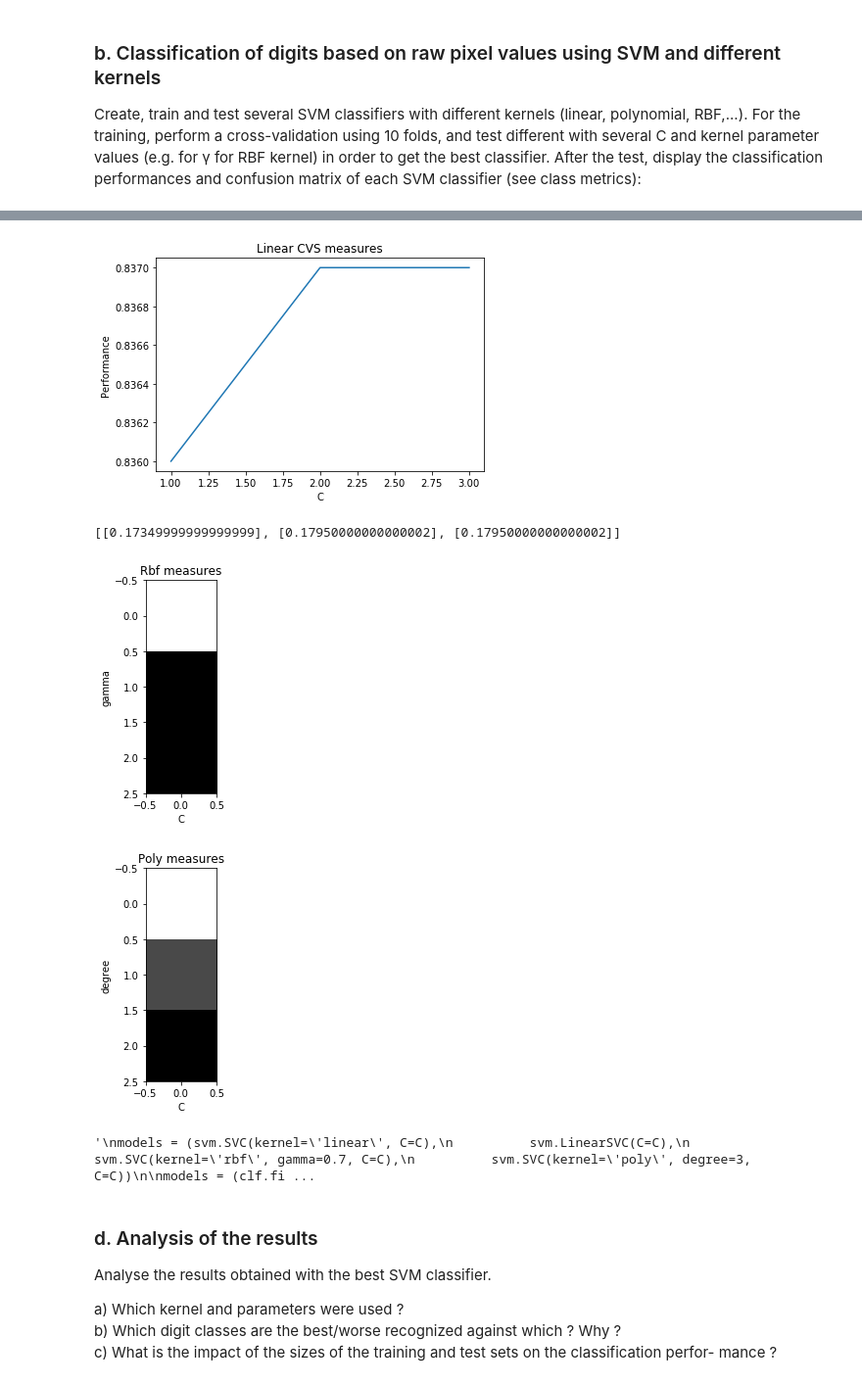
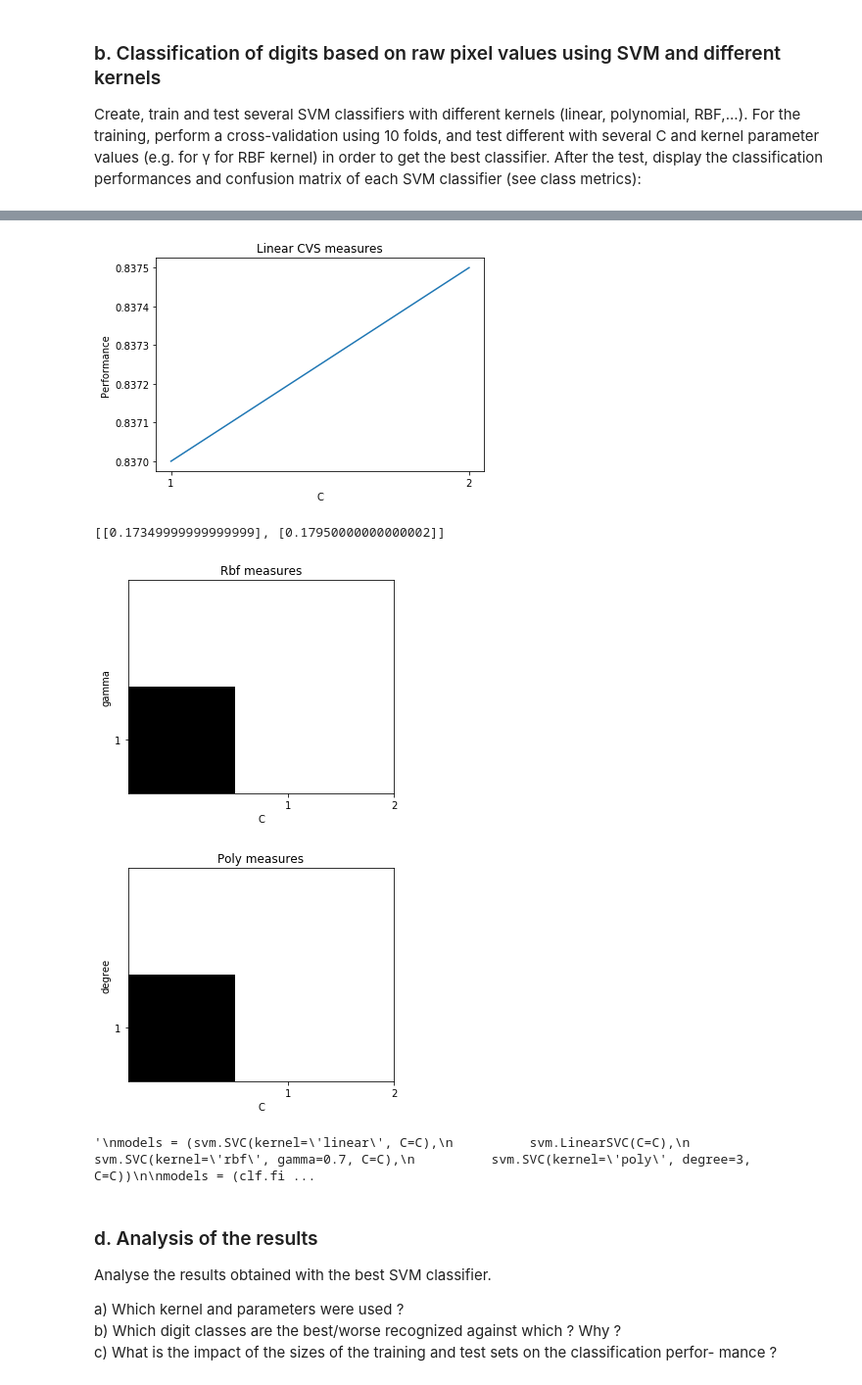
Before and after one commit to nkcr/MSE---T-MachLe, a Jupyter notebook: 06/ML-PW-06 Magnin-Kocher.ipynb, the cells around one changed output, grey strips where cells are left out. Shown at 98% size. Drawn from its saved outputs; the diff is of its cells as text; code cells hidden in the pictures.

```diff
--- a/06/ML-PW-06 Magnin-Kocher.ipynb
+++ b/06/ML-PW-06 Magnin-Kocher.ipynb
@@ -127,7 +127,7 @@ fold_size = 10
 
 C = 1.0  # SVM regularization parameter
 
-Cs = np.arange(1, 4, 1, dtype='float')
+Cs = np.arange(1, 3, 1, dtype='float')
 gammas = np.arange(1, 2, 1, dtype='float')
 degrees = np.arange(1, 2, 1, dtype='int')
 
@@ -175,12 +175,14 @@ for c in Cs:
 plt.plot(Cs, linear_measures)
 plt.title("Linear measures")
 plt.xlabel("C")
+plt.xticks(Cs)
 plt.ylabel("Performance")
 plt.show()
 
 plt.plot(Cs, linearCVS_measures)
 plt.title("Linear CVS measures")
 plt.xlabel("C")
+plt.xticks(Cs)
 plt.ylabel("Performance")
 plt.show()
 
@@ -190,14 +192,18 @@ pixels = np.array(rbf_measures, dtype='float32')
 plt.imshow(pixels, cmap='gray_r')
 plt.title("Rbf measures")
 plt.xlabel("C")
+plt.xticks(Cs)
 plt.ylabel("gamma")
+plt.yticks(gammas)
 plt.show()
 
 pixels = np.array(poly_measures, dtype='float32')
 plt.imshow(pixels, cmap='gray_r')
 plt.title("Poly measures")
 plt.xlabel("C")
+plt.xticks(Cs)
 plt.ylabel("degree")
+plt.yticks(degrees)
 plt.show()
 
 '''
@@ -219,7 +225,7 @@ for clf in models:
-[figure, old version]
+[figure, new version]
-[[0.17349999999999999], [0.17950000000000002], [0.17950000000000002]]
+[[0.17349999999999999], [0.17950000000000002]]
-[figure, old version]
+[figure, new version]
-[figure, old version]
+[figure, new version]
 '\nmodels = (svm.SVC(kernel=\'linear\', C=C),\n          svm.LinearSVC(C=C),\n          svm.SVC(kernel=\'rbf\', gamma=0.7, C=C),\n          svm.SVC(kernel=\'poly\', degree=3, C=C))\n\nmodels = (clf.fi ...
 # %% [markdown]
 ### d. Analysis of the results
```
Also changed, not shown: parts of 1 cell of this notebook.
